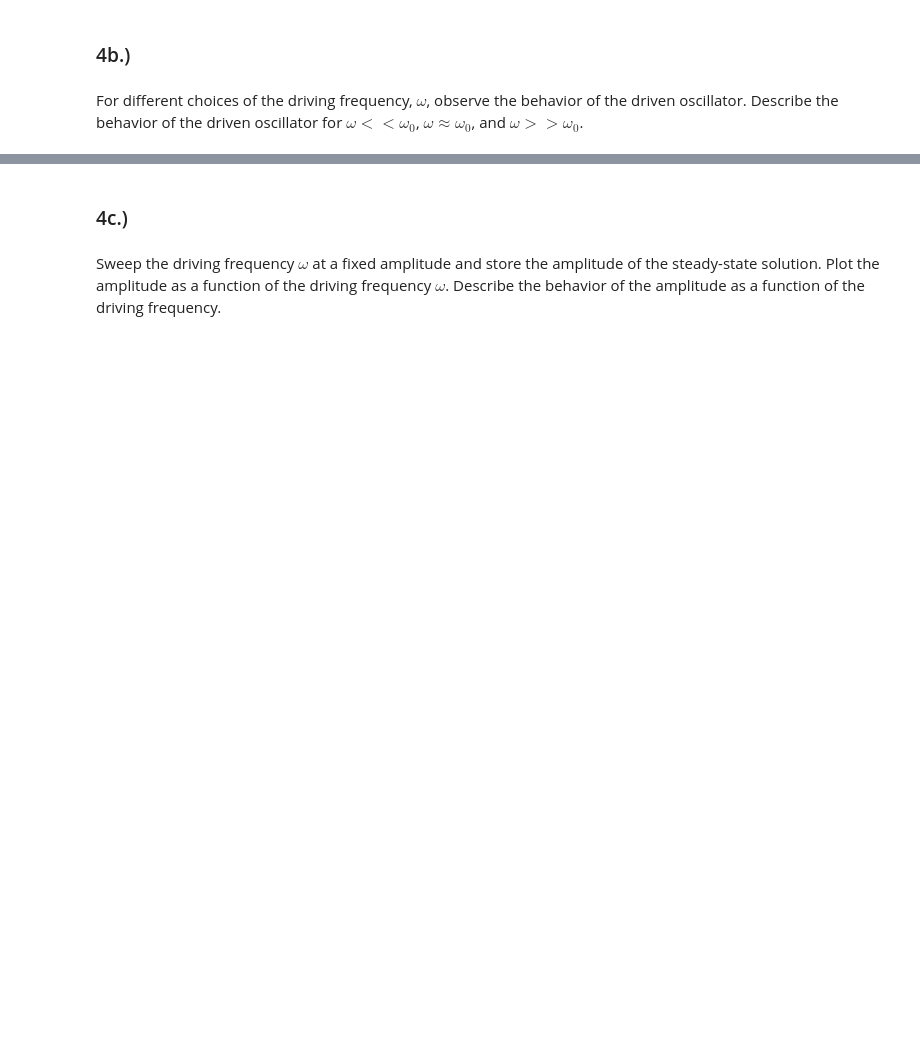
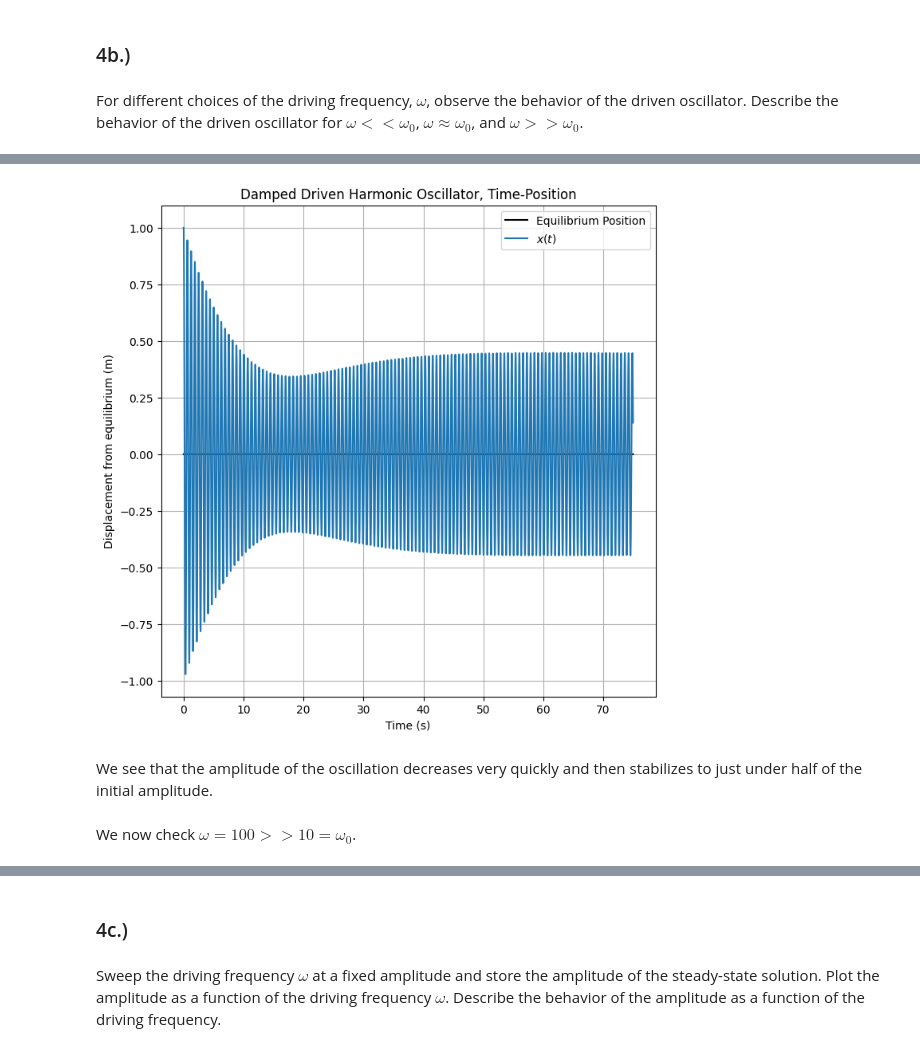
Before and after one commit to BruhddyTheThird/ProfCPisGoatedLib, a Jupyter notebook: HW VII.ipynb, the cells around one changed output, grey strips where cells are left out. Drawn from its saved outputs; the diff is of its cells as text; code cells hidden in the pictures; blank space fills up the shorter version.

```diff
--- a/HW VII.ipynb
+++ b/HW VII.ipynb
@@ -12,0 +23,17 @@ Modify the code (or write your own) and include a driving force $f(t) = f_0\cos(
+# %%
+def DampedDrivenOscillatorAcc(x,v,t,omega,f0,beta,omega0):
+    return f0 * np.cos( omega * t ) - 2 * beta * v - omega0**2 * x
+# Create our acceleration function
+
+f_0 = 1
+omega_0 = 10
+beta = 0.1
+#required parameters
+
+x_0 = 1
+v_0 = 0
+t_0 = 0
+t_f = 200
+dt = 1/50
+omega = 2
+#arbitrary intitial conds + parameters
@@ -16,0 +123,22 @@ For different choices of the driving frequency, $\omega$, observe the behavior o
+# %%
+omega = 10
+fargs_1 = (omega,f_0,beta,omega_0)
+t,x,v = RK2O_t_dep(x_0,v_0,t_0,t_f,dt,DampedDrivenOscillatorAcc,fargs_1)
+DDO_df = pd.DataFrame({'t':t,'x':x,'v':v})
+# %%
+fig, ax = plt.subplots(1,1,figsize=(8,8))
+
+ax.plot(DDO_df['t'],np.zeros(t.shape),color="black",label="Equilibrium Position")
+ax.plot(DDO_df['t'],DDO_df['x'],label=r"$x(t)$")
+ax.set_xlabel("Time (s)")
+ax.set_ylabel("Displacement from equilibrium (m)")
+ax.set_title("Damped Driven Harmonic Oscillator, Time-Position")
+ax.grid()
+ax.legend()
+plt.show()
+# %% [output]
+[figure, added]
+# %% [markdown]
+We see that the amplitude of the oscillation decreases very quickly and then stabilizes to just under half of the initial amplitude.
+# %% [markdown]
+We now check $\omega = 100 >> 10 = \omega_0$.
```
Also changed, not shown: parts of 17 cells of this notebook.
